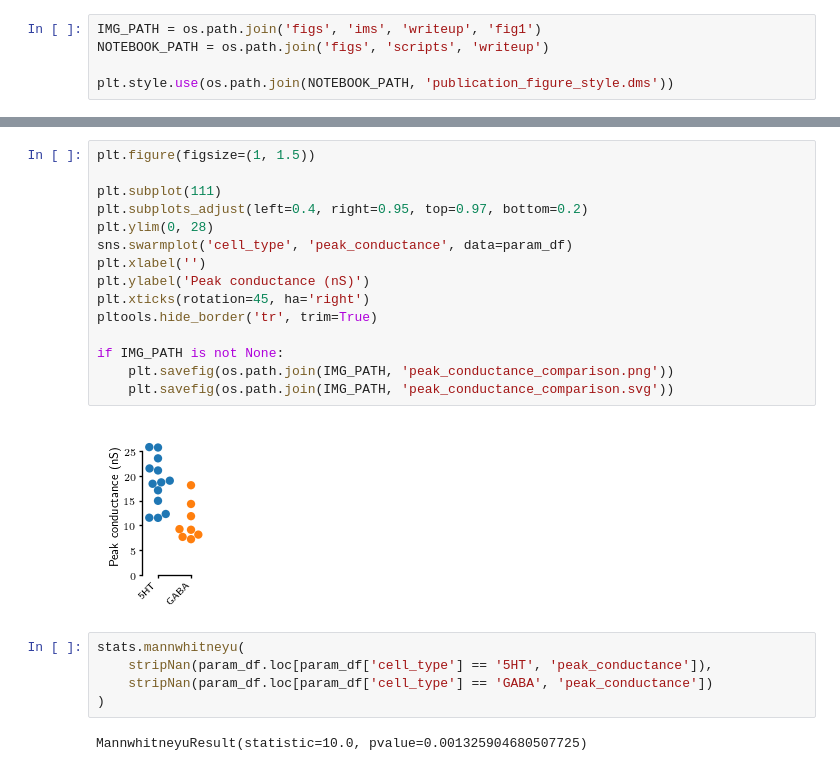
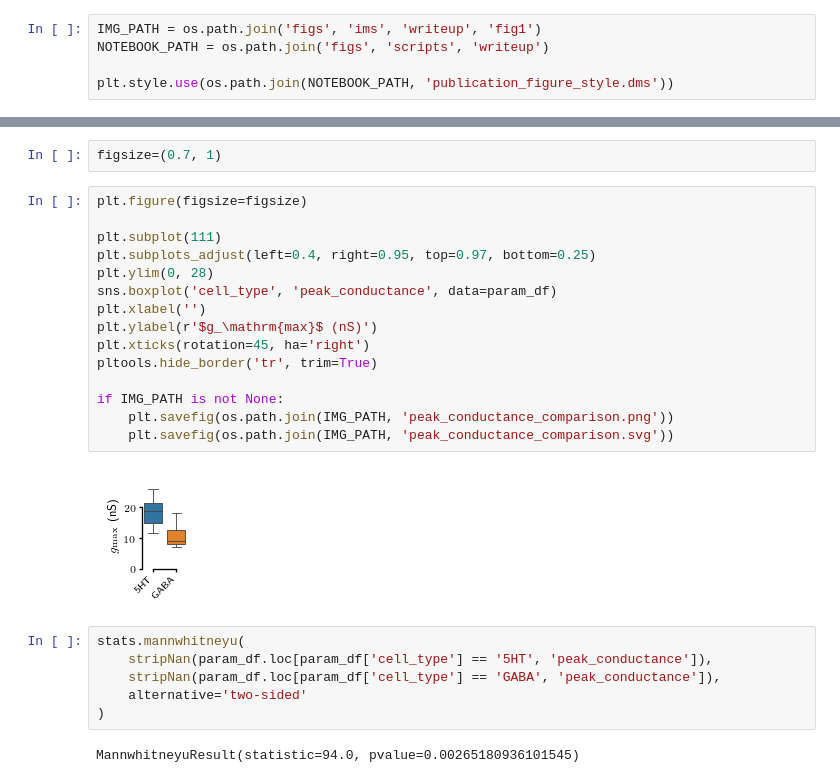
Before and after one commit to nauralcodinglab/raphegif, a Jupyter notebook: figs/scripts/writeup/wc_current_parameter_comparison.ipynb, the cells around one changed output, grey strips where cells are left out. Drawn from its saved outputs; the diff is of its cells as text.

Commit message:
Panels for comparative physiology figure

```diff
--- a/figs/scripts/writeup/wc_current_parameter_comparison.ipynb
+++ b/figs/scripts/writeup/wc_current_parameter_comparison.ipynb
@@ -63,25 +63,28 @@ param_df.groupby('cell_type').sem()
+# %%
+figsize=(0.7, 1)
 # %%
-plt.figure(figsize=(1, 1.5))
+plt.figure(figsize=figsize)
 
 plt.subplot(111)
-plt.subplots_adjust(left=0.4, right=0.95, top=0.97, bottom=0.2)
+plt.subplots_adjust(left=0.4, right=0.95, top=0.97, bottom=0.25)
 plt.ylim(0, 28)
-sns.swarmplot('cell_type', 'peak_conductance', data=param_df)
+sns.boxplot('cell_type', 'peak_conductance', data=param_df)
 plt.xlabel('')
-plt.ylabel('Peak conductance (nS)')
+plt.ylabel(r'$g_\mathrm{max}$ (nS)')
 plt.xticks(rotation=45, ha='right')
 pltools.hide_border('tr', trim=True)
 
 if IMG_PATH is not None:
     plt.savefig(os.path.join(IMG_PATH, 'peak_conductance_comparison.png'))
     plt.savefig(os.path.join(IMG_PATH, 'peak_conductance_comparison.svg'))
 # %% [output]
-[figure, old version]
+[figure, new version]
 # %%
 stats.mannwhitneyu(
     stripNan(param_df.loc[param_df['cell_type'] == '5HT', 'peak_conductance']),
-    stripNan(param_df.loc[param_df['cell_type'] == 'GABA', 'peak_conductance'])
+    stripNan(param_df.loc[param_df['cell_type'] == 'GABA', 'peak_conductance']),
+    alternative='two-sided'
 )
 # %% [output]
-MannwhitneyuResult(statistic=10.0, pvalue=0.001325904680507725)
+MannwhitneyuResult(statistic=94.0, pvalue=0.00265180936101545)
 # %%
```
Also changed, not shown: parts of 11 cells of this notebook, 7 other files.
